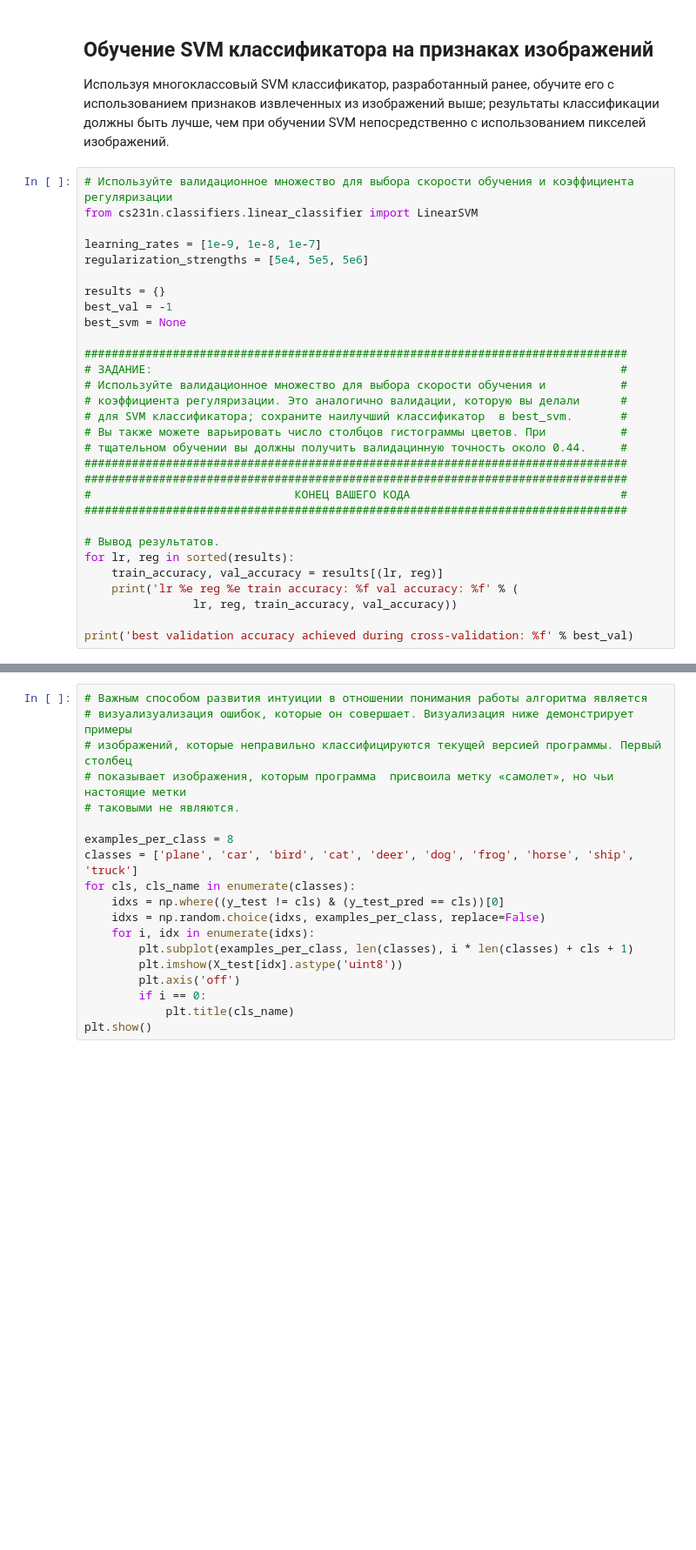
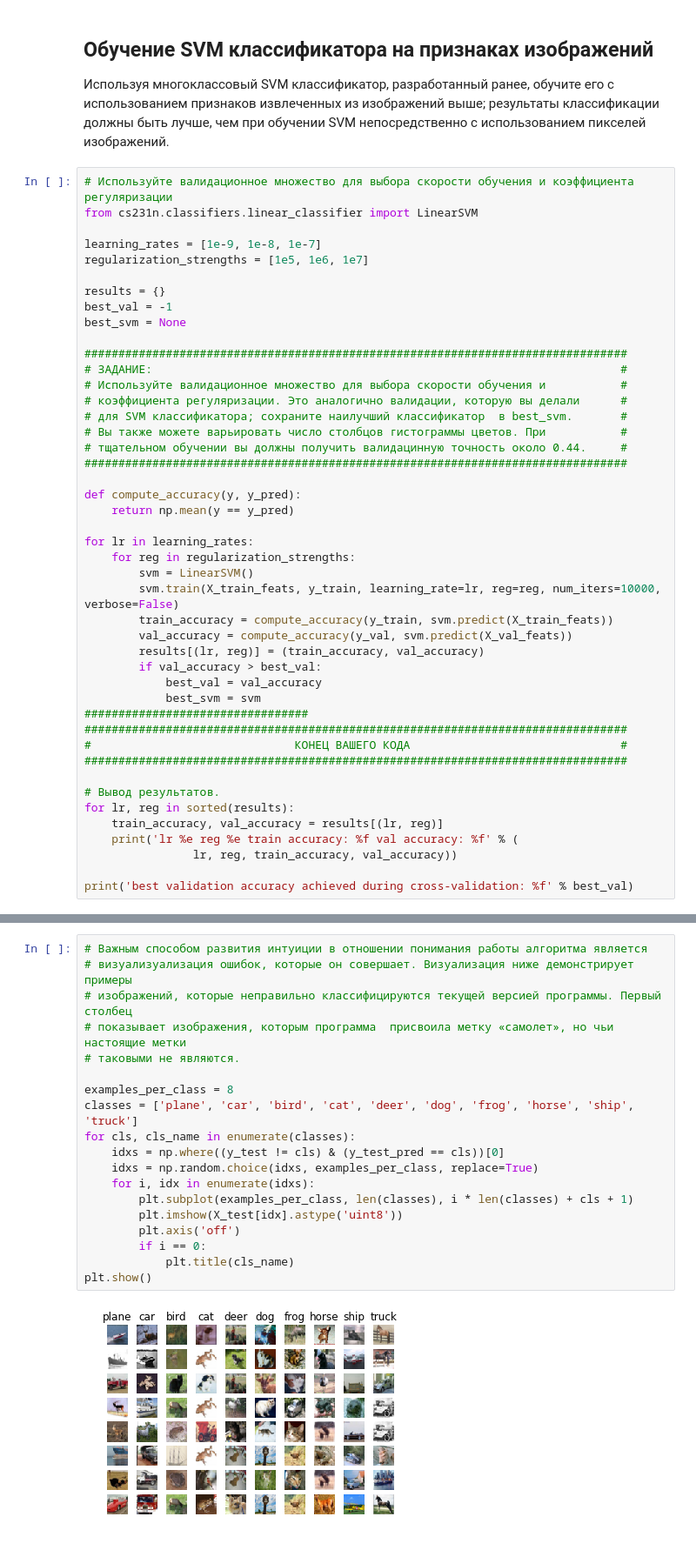
Before and after one commit to denismaster/DLandCV, a Jupyter notebook: DLandCV_L3/features.ipynb, the cells around one changed output, grey strips where cells are left out. Shown: that part at 87% size. Saved outputs shown, nothing was run; the diff lists cells and outputs as text; blank space fills up the shorter version.

```diff
--- a/DLandCV_L3/features.ipynb
+++ b/DLandCV_L3/features.ipynb
@@ -101,7 +119,7 @@ X_test_feats = np.hstack([X_test_feats, np.ones((X_test_feats.shape[0], 1))])
 from cs231n.classifiers.linear_classifier import LinearSVM
 
 learning_rates = [1e-9, 1e-8, 1e-7]
-regularization_strengths = [5e4, 5e5, 5e6]
+regularization_strengths = [1e5, 1e6, 1e7]
 
 results = {}
 best_val = -1
@@ -115,6 +133,21 @@ best_svm = None
 # Вы также можете варьировать число столбцов гистограммы цветов. При           #
 # тщательном обучении вы должны получить валидацинную точность около 0.44.     #
 ################################################################################
+
+def compute_accuracy(y, y_pred):
+    return np.mean(y == y_pred)
+
+for lr in learning_rates:
+    for reg in regularization_strengths:
+        svm = LinearSVM()
+        svm.train(X_train_feats, y_train, learning_rate=lr, reg=reg, num_iters=10000, verbose=False)
+        train_accuracy = compute_accuracy(y_train, svm.predict(X_train_feats))
+        val_accuracy = compute_accuracy(y_val, svm.predict(X_val_feats))
+        results[(lr, reg)] = (train_accuracy, val_accuracy)
+        if val_accuracy > best_val:
+            best_val = val_accuracy
+            best_svm = svm
+#################################
 ################################################################################
 #                              КОНЕЦ ВАШЕГО КОДА                               #
 ################################################################################
@@ -134,19 +180,21 @@ print(test_accuracy)
 # %%
 # Важным способом развития интуиции в отношении понимания работы алгоритма является
 # визуализуализация ошибок, которые он совершает. Визуализация ниже демонстрирует примеры
 # изображений, которые неправильно классифицируются текущей версией программы. Первый столбец
 # показывает изображения, которым программа  присвоила метку «самолет», но чьи настоящие метки
 # таковыми не являются.
 
 examples_per_class = 8
 classes = ['plane', 'car', 'bird', 'cat', 'deer', 'dog', 'frog', 'horse', 'ship', 'truck']
 for cls, cls_name in enumerate(classes):
     idxs = np.where((y_test != cls) & (y_test_pred == cls))[0]
-    idxs = np.random.choice(idxs, examples_per_class, replace=False)
+    idxs = np.random.choice(idxs, examples_per_class, replace=True)
     for i, idx in enumerate(idxs):
         plt.subplot(examples_per_class, len(classes), i * len(classes) + cls + 1)
         plt.imshow(X_test[idx].astype('uint8'))
         plt.axis('off')
         if i == 0:
             plt.title(cls_name)
 plt.show()
+# %% [output]
+[figure, added]
```
Also changed, not shown: parts of 10 cells of this notebook, 10 other files.
